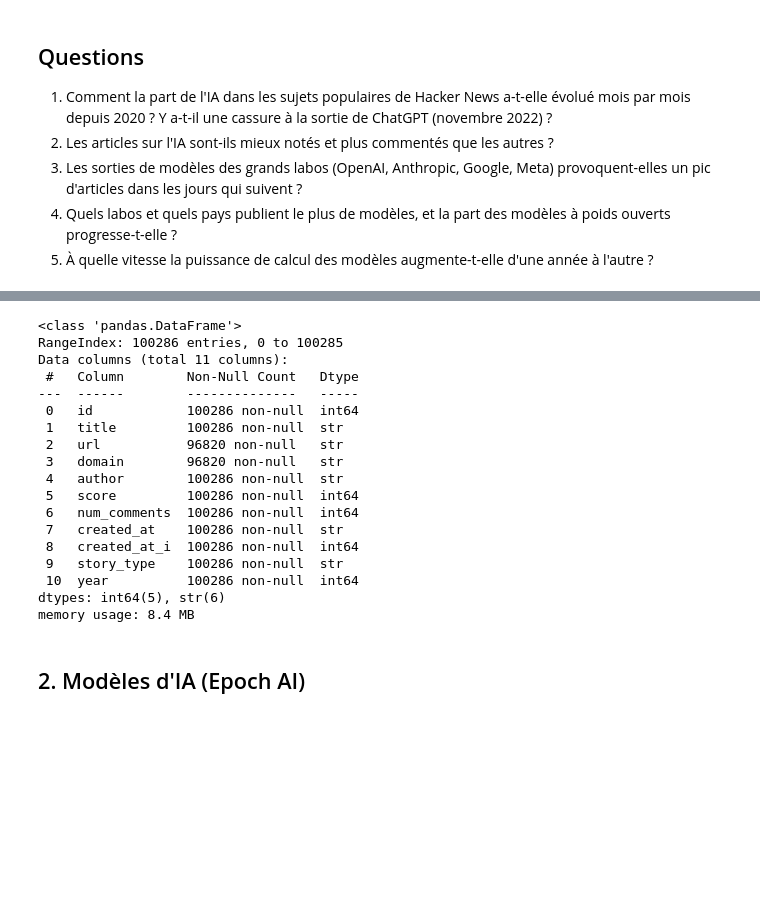
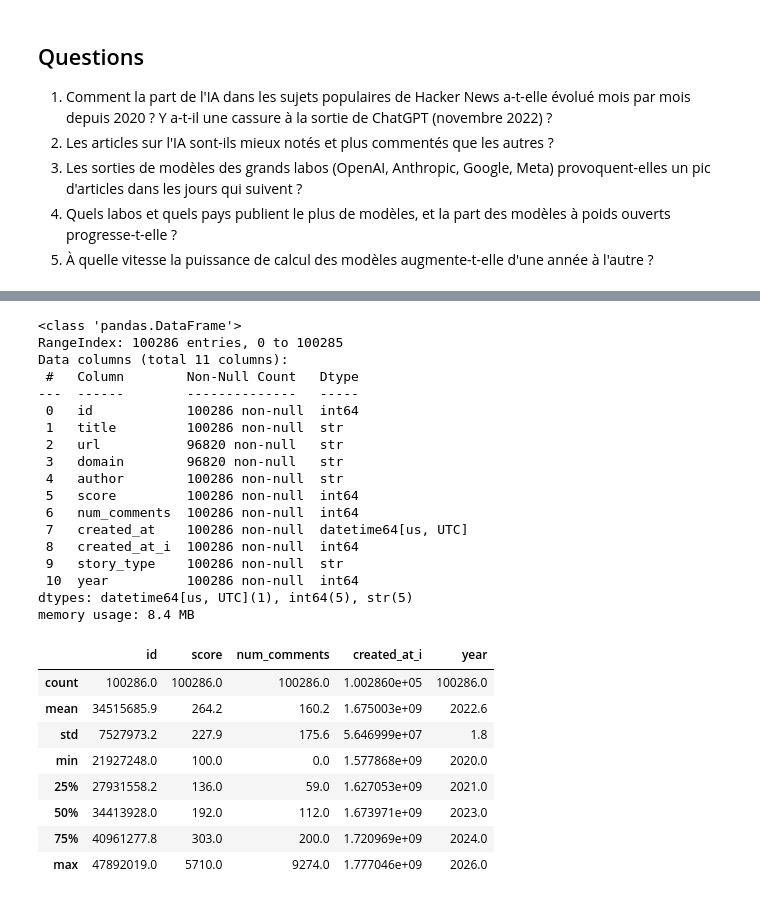
Before and after one commit to lounielyas709-stack/projet-analyse-de-donnes, a Jupyter notebook: notebooks/01_exploration.ipynb, the cells around one changed output, grey strips where cells are left out. Saved outputs shown, nothing was run; the diff lists cells and outputs as text; code cells hidden in the pictures; blank space fills up the shorter version.

```diff
--- a/notebooks/01_exploration.ipynb
+++ b/notebooks/01_exploration.ipynb
@@ -20,5 +46,5 @@ modeles = pd.read_csv("../data/raw/ai_models_panel.csv")
 # %%
-hn.info()
+articles.info()
 # %% [output]
 <class 'pandas.DataFrame'>
 RangeIndex: 100286 entries, 0 to 100285
@@ -32,11 +58,21 @@ Data columns (total 11 columns):
  4   author        100286 non-null  str
  5   score         100286 non-null  int64
  6   num_comments  100286 non-null  int64
- 7   created_at    100286 non-null  str
+ 7   created_at    100286 non-null  datetime64[us, UTC]
  8   created_at_i  100286 non-null  int64
  9   story_type    100286 non-null  str
  10  year          100286 non-null  int64
-dtypes: int64(5), str(6)
+dtypes: datetime64[us, UTC](1), int64(5), str(5)
 memory usage: 8.4 MB
-# %% [markdown]
-## 2. Modèles d'IA (Epoch AI)
+# %%
+articles.describe().round(1)
+# %% [output]
+|  | id | score | num_comments | created_at_i | year |
+| count | 100286.0 | 100286.0 | 100286.0 | 1.002860e+05 | 100286.0 |
+| mean | 34515685.9 | 264.2 | 160.2 | 1.675003e+09 | 2022.6 |
+| std | 7527973.2 | 227.9 | 175.6 | 5.646999e+07 | 1.8 |
+| min | 21927248.0 | 100.0 | 0.0 | 1.577868e+09 | 2020.0 |
+| 25% | 27931558.2 | 136.0 | 59.0 | 1.627053e+09 | 2021.0 |
+| 50% | 34413928.0 | 192.0 | 112.0 | 1.673971e+09 | 2023.0 |
+| 75% | 40961277.8 | 303.0 | 200.0 | 1.720969e+09 | 2024.0 |
+| max | 47892019.0 | 5710.0 | 9274.0 | 1.777046e+09 | 2026.0 |
```
Also changed, not shown: parts of 44 cells of this notebook.
